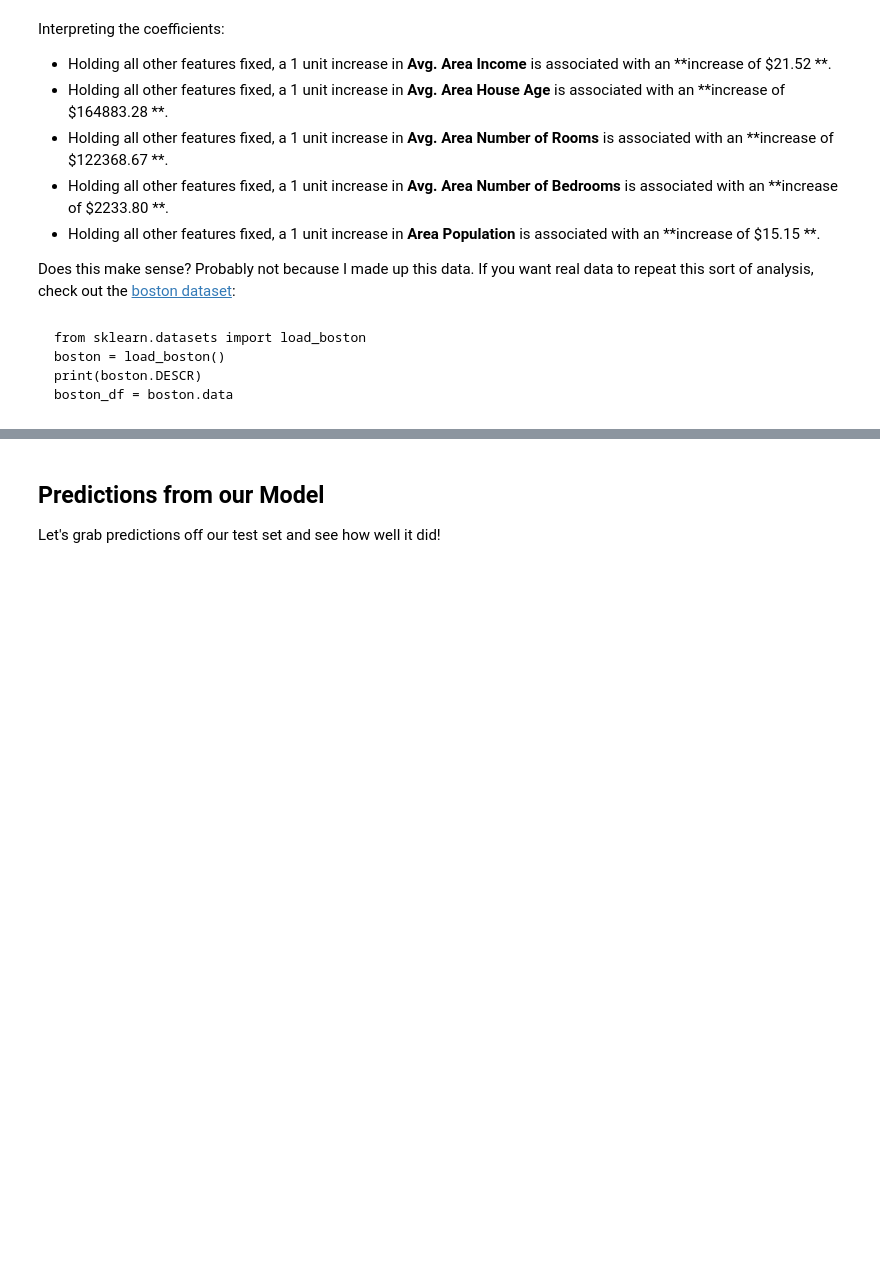
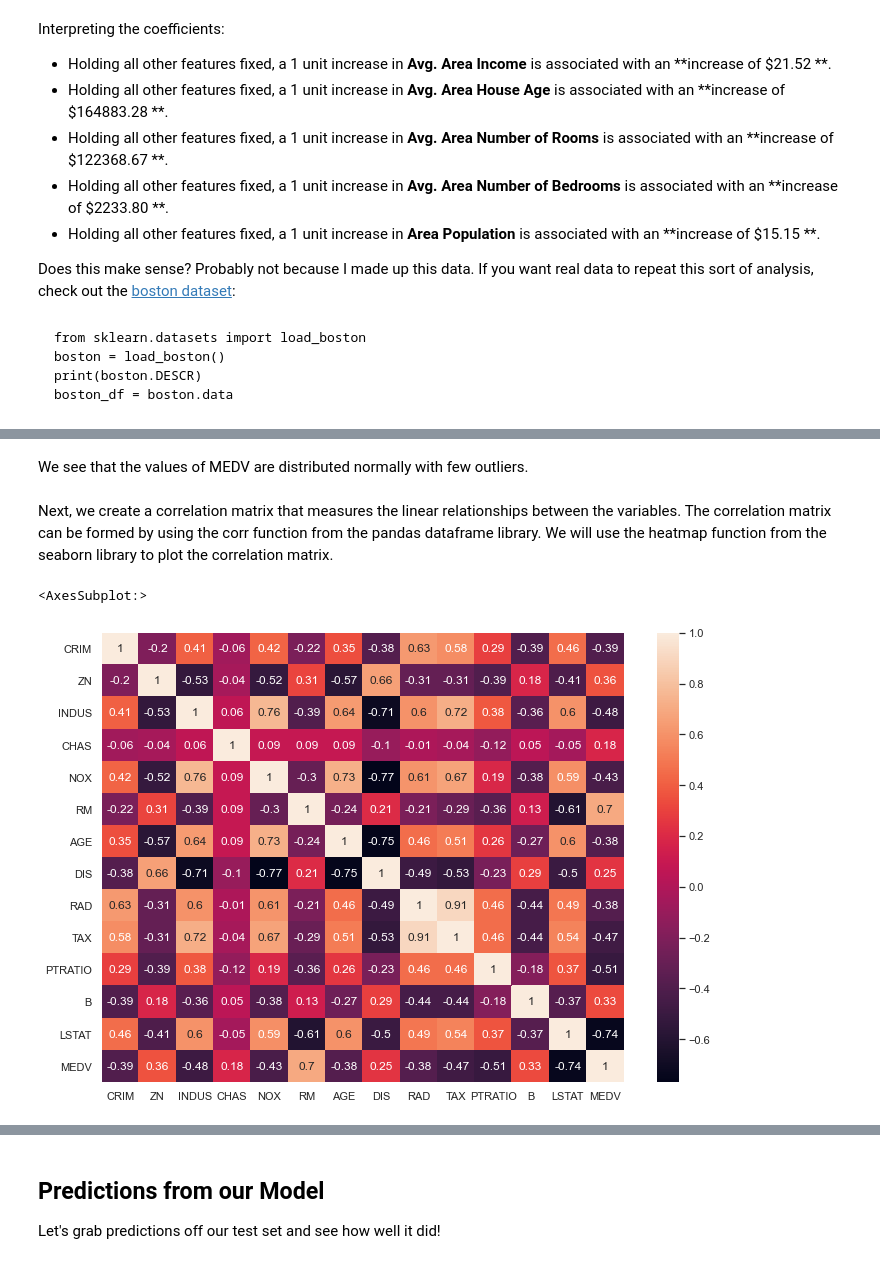
Before and after one commit to Aliya-Alim/Data-Visualization, a Jupyter notebook: Regression /More Linear Regression/01-Linear Regression with Python.ipynb, the cells around one changed output, grey strips where cells are left out. Cells and saved outputs as stored; diff of their text form; code cells hidden in the pictures; blank space fills up the shorter version.

```diff
--- a/Regression /More Linear Regression/01-Linear Regression with Python.ipynb
+++ b/Regression /More Linear Regression/01-Linear Regression with Python.ipynb
@@ -140,0 +236,11 @@ Does this make sense? Probably not because I made up this data. If you want real
+# %% [markdown]
+We see that the values of MEDV are distributed normally with few outliers.
+# %% [markdown]
+Next, we create a correlation matrix that measures the linear relationships between the variables. The correlation matrix can be formed by using the corr function from the pandas dataframe library. We will use the heatmap function from the seaborn library to plot the correlation matrix.
+# %%
+correlation_matrix = boston.corr().round(2)
+# annot = True to print the values inside the square
+sns.heatmap(data=correlation_matrix, annot=True)
+# %% [output]
+<AxesSubplot:>
+[figure, added]
```
Also changed, not shown: parts of 38 cells of this notebook, 1 other file.
